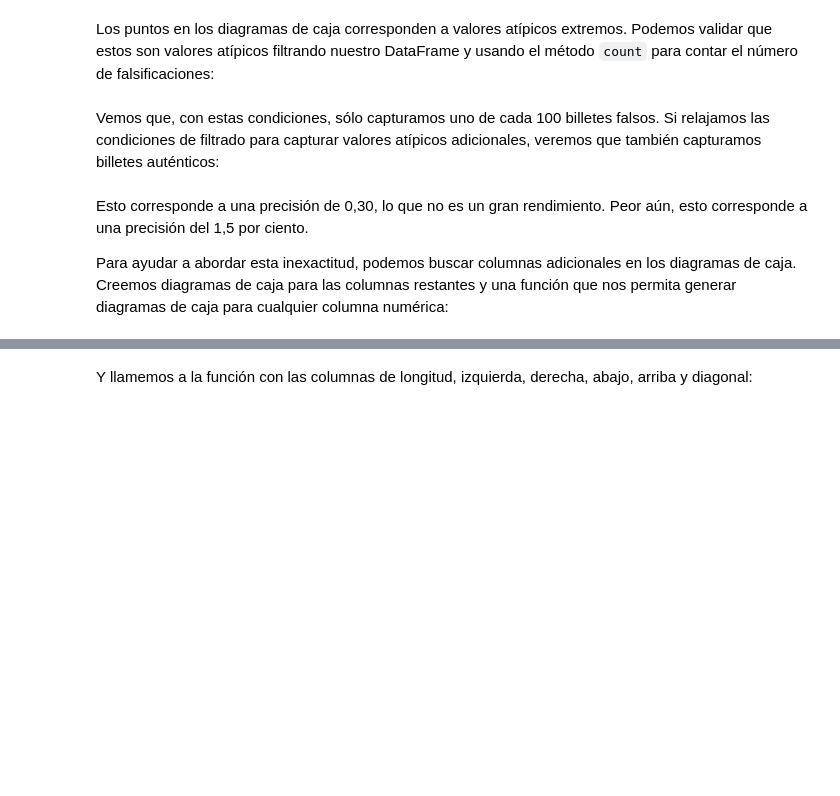
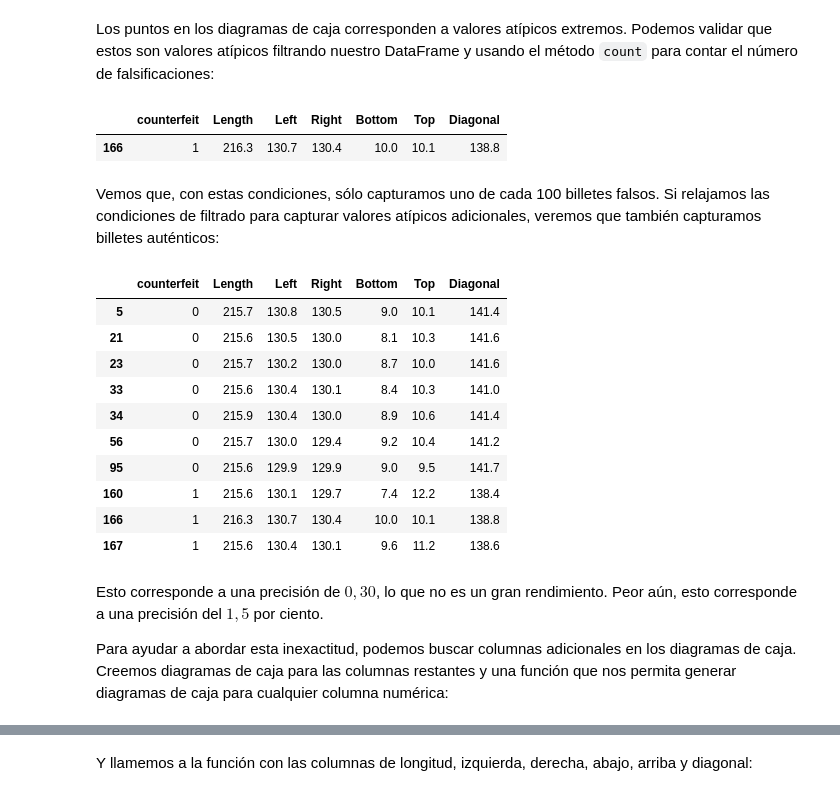
Before and after one commit to carlosalvarezh/Analitica_Datos, a Jupyter notebook: Ejemplos_C02_6_Outliers.ipynb, the cells around one changed output, grey strips where cells are left out. Saved outputs shown, nothing was run; the diff lists cells and outputs as text; code cells hidden in the pictures; blank space fills up the shorter version.

```diff
--- a/Ejemplos_C02_6_Outliers.ipynb
+++ b/Ejemplos_C02_6_Outliers.ipynb
@@ -54,2 +139,8 @@ print(Counter(df_outlier1['conterfeit']))
+# %%
+outliers = df[df['Length'] > 216]
+outliers
+# %% [output]
+|  | counterfeit | Length | Left | Right | Bottom | Top | Diagonal |
+| 166 | 1 | 216.3 | 130.7 | 130.4 | 10.0 | 10.1 | 138.8 |
 # %% [markdown]
 Vemos que, con estas condiciones, sólo capturamos uno de cada 100 billetes falsos. Si relajamos las condiciones de filtrado para capturar valores atípicos adicionales, veremos que también capturamos billetes auténticos:
@@ -59,5 +147,20 @@ print(Counter(df_outlier2['conterfeit']))
+# %%
+outliers2 = df[df['Length'] > 215.5]
+outliers2
+# %% [output]
+|  | counterfeit | Length | Left | Right | Bottom | Top | Diagonal |
+| 5 | 0 | 215.7 | 130.8 | 130.5 | 9.0 | 10.1 | 141.4 |
+| 21 | 0 | 215.6 | 130.5 | 130.0 | 8.1 | 10.3 | 141.6 |
+| 23 | 0 | 215.7 | 130.2 | 130.0 | 8.7 | 10.0 | 141.6 |
+| 33 | 0 | 215.6 | 130.4 | 130.1 | 8.4 | 10.3 | 141.0 |
+| 34 | 0 | 215.9 | 130.4 | 130.0 | 8.9 | 10.6 | 141.4 |
+| 56 | 0 | 215.7 | 130.0 | 129.4 | 9.2 | 10.4 | 141.2 |
+| 95 | 0 | 215.6 | 129.9 | 129.9 | 9.0 | 9.5 | 141.7 |
+| 160 | 1 | 215.6 | 130.1 | 129.7 | 7.4 | 12.2 | 138.4 |
+| 166 | 1 | 216.3 | 130.7 | 130.4 | 10.0 | 10.1 | 138.8 |
+| 167 | 1 | 215.6 | 130.4 | 130.1 | 9.6 | 11.2 | 138.6 |
 # %% [markdown]
-Esto corresponde a una precisión de 0,30, lo que no es un gran rendimiento. Peor aún, esto corresponde a una precisión del 1,5 por ciento.
+Esto corresponde a una precisión de $0,30$, lo que no es un gran rendimiento. Peor aún, esto corresponde a una precisión del $1,5$ por ciento.
 
 Para ayudar a abordar esta inexactitud, podemos buscar columnas adicionales en los diagramas de caja. Creemos diagramas de caja para las columnas restantes y una función que nos permita generar diagramas de caja para cualquier columna numérica:
 # %%
```
Also changed, not shown: parts of 27 cells of this notebook.
